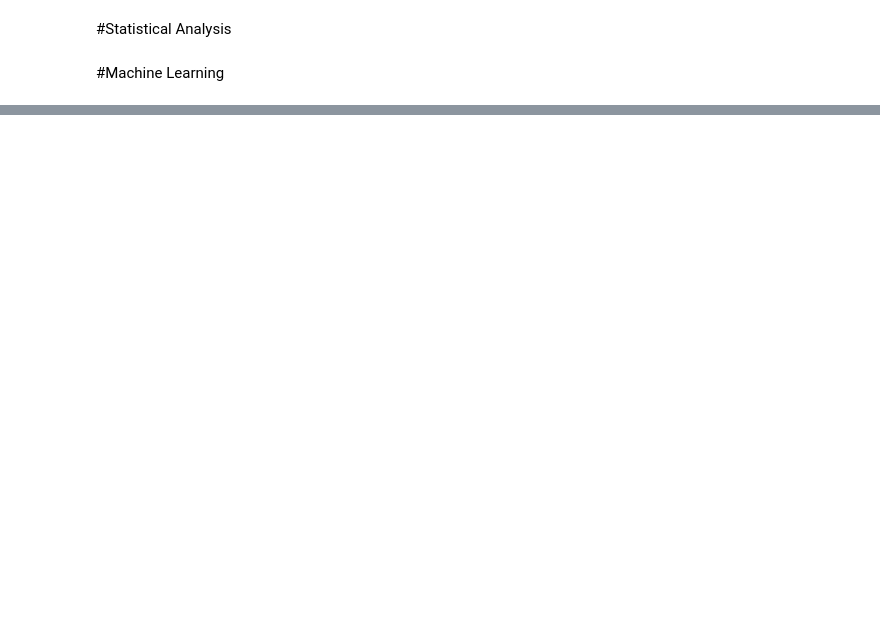
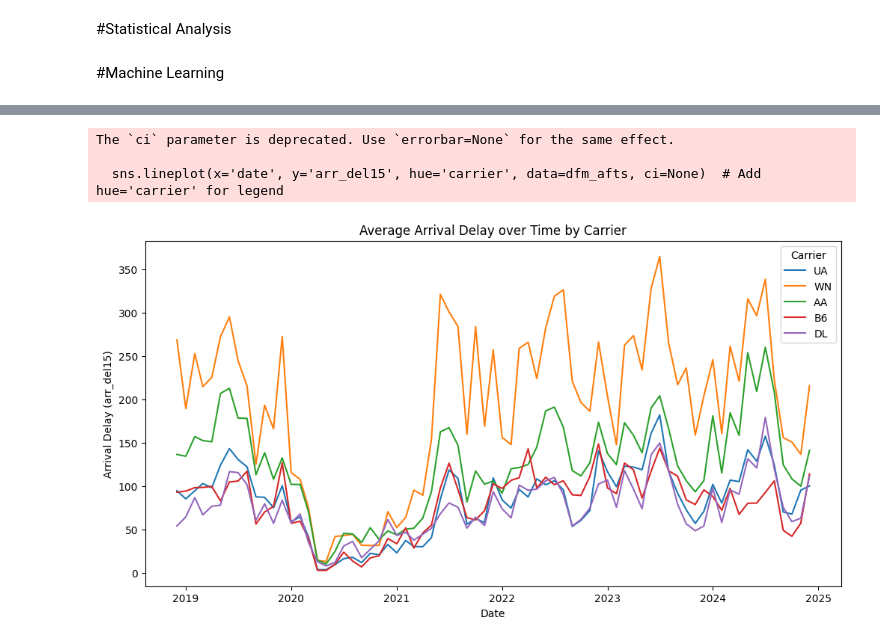
Before and after one commit to jeremysiji/SCDV-FlightDelay, a Jupyter notebook: FinalProject.ipynb, the cells around one changed output, grey strips where cells are left out. Cells and saved outputs as stored; diff of their text form; code cells hidden in the pictures; blank space fills up the shorter version.

```diff
--- a/FinalProject.ipynb
+++ b/FinalProject.ipynb
@@ -52,0 +80,3 @@ print(len(unique_airports_count))
+# %%
+dfm_afts = dfm[dfm['carrier'].isin(['WN', 'DL', 'B6', 'UA', 'AA'])]
+dfm_afts.shape
@@ -405,0 +434,18 @@ plt.show()
+# %%
+# prompt: EDA: Plot arr_delay over time, by carrier, and by airport. I want it to be a smooth line plot AND THE DATA FRAME IS DFM filter it to just 2024
+
+import matplotlib.pyplot as plt
+# Filter data for 2024
+
+plt.figure(figsize=(12, 6))
+sns.lineplot(x='date', y='arr_del15', hue='carrier', data=dfm_afts, ci=None)  # Add hue='carrier' for legend
+plt.title('Average Arrival Delay over Time by Carrier')
+plt.xlabel('Date')
+plt.ylabel('Arrival Delay (arr_del15)')
+plt.legend(title='Carrier')  # Add legend with title
+plt.show()
+# %% [output]
+The `ci` parameter is deprecated. Use `errorbar=None` for the same effect.
+
+  sns.lineplot(x='date', y='arr_del15', hue='carrier', data=dfm_afts, ci=None)  # Add hue='carrier' for legend
+[figure, added]
```
Also changed, not shown: parts of 10 cells of this notebook.
